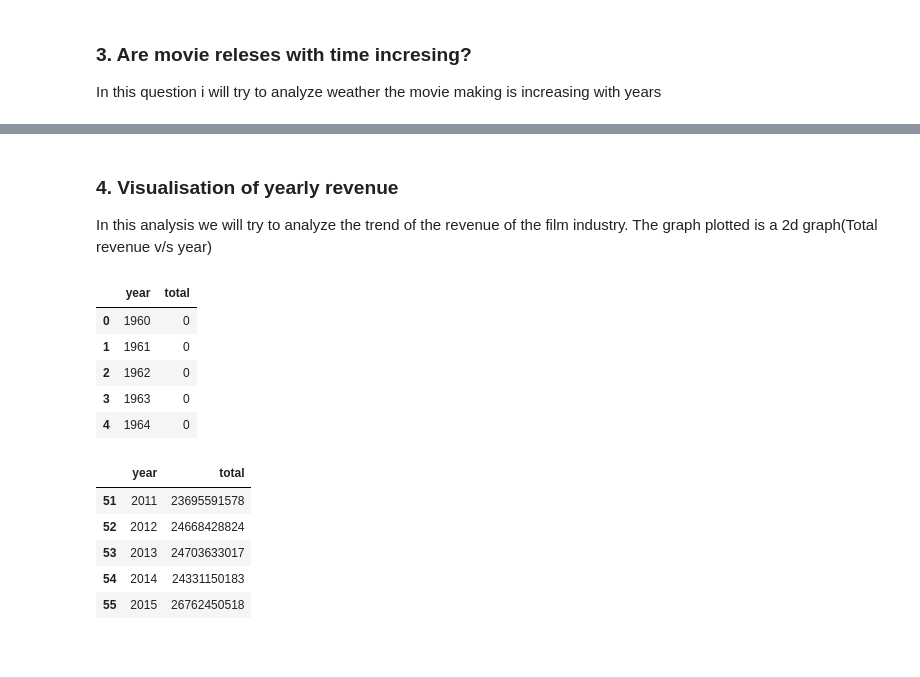
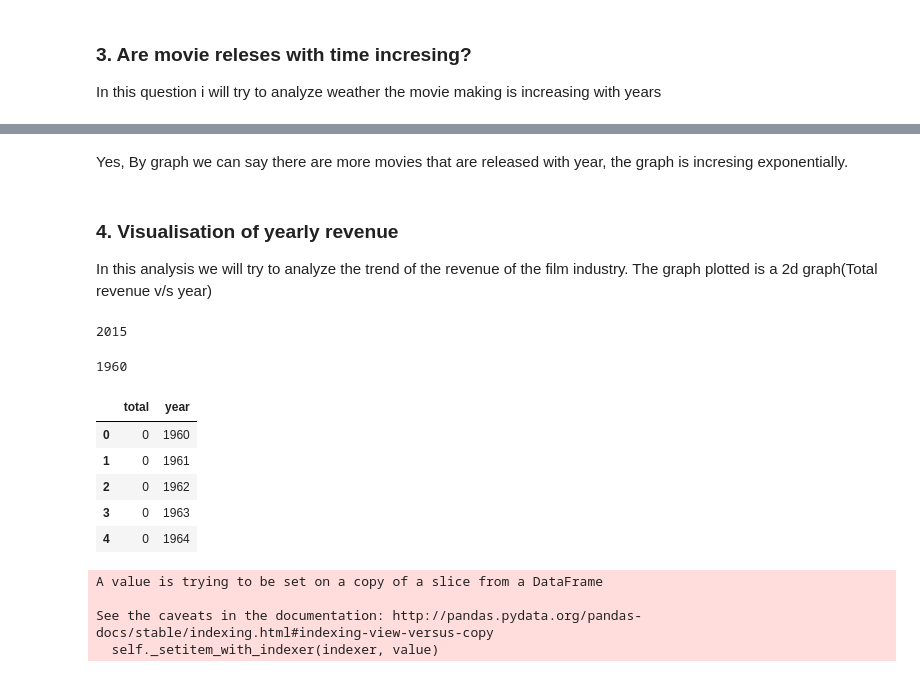
Before and after one commit to sumukhakaparthi/Movie-analysis, a Jupyter notebook: movie_analysis.ipynb, the cells around one changed output, grey strips where cells are left out. Drawn from its saved outputs; the diff is of its cells as text; code cells hidden in the pictures; blank space fills up the shorter version.

```diff
--- a/movie_analysis.ipynb
+++ b/movie_analysis.ipynb
@@ -258,3 +259,5 @@ df_movie_updated['release_year'].hist();
+# %% [markdown]
+Yes, By graph we can say there are more movies that are released with year, the graph is incresing exponentially.
 # %% [markdown]
 ### 4. Visualisation of yearly revenue
 In this analysis we will try to analyze the trend of the revenue of the film industry. The graph plotted is a 2d graph(Total revenue v/s year)
@@ -264,23 +264,34 @@ df_year = pd.read_csv('./data/year.csv')
+# %%
+#finding the max year in the data set
+df_movie_updated['release_year'].max()
+# %% [output]
+2015
+# %%
+#finding the min year in the data set
+df_movie_updated['release_year'].min()
+# %% [output]
+1960
+# %%
+# creating DataFrame
+ab = pd.DataFrame({'year' : range(1960, 2015), 'total' : 0})
 # %%
-df_year.head()
+ab.head()
 # %% [output]
-|  | year | total |
-| 0 | 1960 | 0 |
-| 1 | 1961 | 0 |
-| 2 | 1962 | 0 |
-| 3 | 1963 | 0 |
-| 4 | 1964 | 0 |
+|  | total | year |
+| 0 | 0 | 1960 |
+| 1 | 0 | 1961 |
+| 2 | 0 | 1962 |
+| 3 | 0 | 1963 |
+| 4 | 0 | 1964 |
 # %%
-for index, value in df_year['year'].iteritems():
+for index, value in ab['year'].iteritems():
     for a, b in df_movie_updated['release_year'].iteritems():
         if (b == value):
-            df_year['total'].loc[index] += df_movie_updated['revenue'].loc[a]
+            ab['total'].loc[index] += df_movie_updated['revenue'].loc[a]
+
+#ab = df_movie_updated.groupby('release_year')['revenue'].sum()
+# %% [output]
+A value is trying to be set on a copy of a slice from a DataFrame
+
+See the caveats in the documentation: http://pandas.pydata.org/pandas-docs/stable/indexing.html#indexing-view-versus-copy
+  self._setitem_with_indexer(indexer, value)
-# %%
-df_year.tail()
-# %% [output]
-|  | year | total |
-| 51 | 2011 | 23695591578 |
-| 52 | 2012 | 24668428824 |
-| 53 | 2013 | 24703633017 |
-| 54 | 2014 | 24331150183 |
-| 55 | 2015 | 26762450518 |
```
Also changed, not shown: parts of 33 cells of this notebook.
